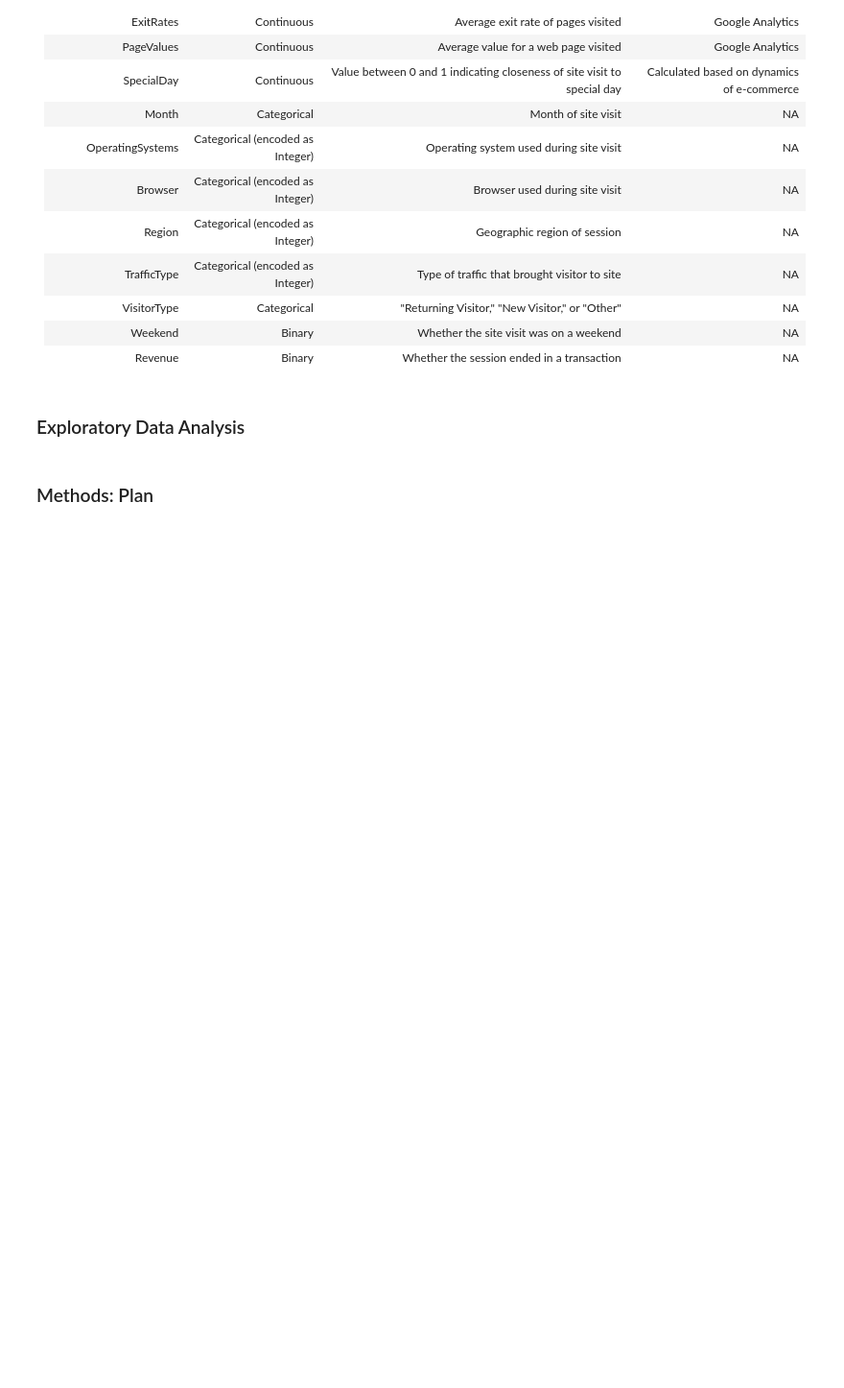
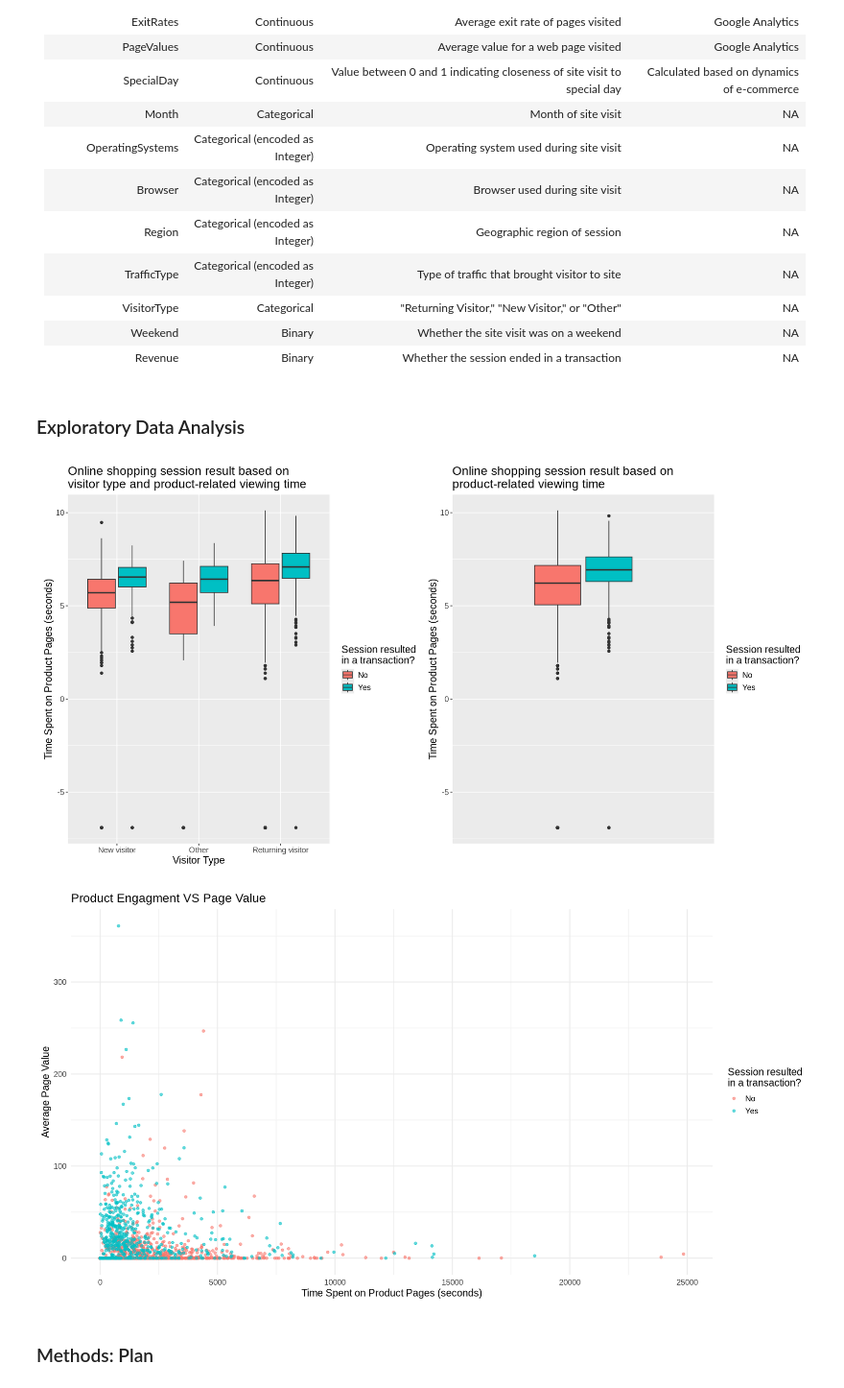
Before and after one commit to jeffjlu/STAT-301-Final-Project, a Jupyter notebook: project.ipynb, the cells around one changed output. Shown at 96% size. Drawn from its saved outputs; the diff is of its cells as text; code cells hidden in the pictures; blank space fills up the shorter version.

Commit message:
Add EDA visualizations

```diff
--- a/project.ipynb
+++ b/project.ipynb
@@ -192,6 +192,47 @@ A data.frame: 3 × 18
 </tbody></table>
 # %% [markdown]
 ### Exploratory Data Analysis
+# %%
+options(repr.plot.height = 8, repr.plot.width = 15)
+
+# Visualization 1
+vis_by_visitor_type <- ggplot(shopping_selection) +
+    # Use log scale for y due to large variance; add small constant to smooth zero values
+    geom_boxplot(aes(y = log(ProductRelated_Duration + 0.001), x = VisitorType, fill = Revenue)) +
+    labs(y = "Time Spent on Product Pages (seconds)",
+         fill = "Session resulted\nin a transaction?", x = "Visitor Type") +
+    scale_fill_discrete(labels = c("No", "Yes")) +
+    scale_x_discrete(labels = c("New visitor", "Other", "Returning visitor")) +
+    theme(text = element_text(size = 14)) +
+    ggtitle("Online shopping session result based on\nvisitor type and product-related viewing time")
+
+vis_aggregated <- ggplot(shopping_selection) +
+    # Use log scale for y due to large variance; add small constant to smooth zero values
+    geom_boxplot(aes(y = log(ProductRelated_Duration + 0.001), fill = Revenue)) +
+    labs(y = "Time Spent on Product Pages (seconds)",
+         fill = "Session resulted\nin a transaction?") +
+    scale_fill_discrete(labels = c("No", "Yes")) +
+    scale_x_discrete(labels = c()) +
+    theme(text = element_text(size = 14)) +
+    ggtitle("Online shopping session result based on\nproduct-related viewing time")
+vis_by_visitor_type + vis_aggregated
+
+# Visualization 2
+online_shopping_plot <-
+    ggplot(shopping_selection, aes(x = ProductRelated_Duration, y = PageValues, color = Revenue))+
+    geom_point(alpha = 0.6) +
+    labs(
+        x = "Time Spent on Product Pages (seconds)",
+        y = "Average Page Value",
+        title = "Product Engagment VS Page Value",
+        color = "Session resulted\nin a transaction?") +
+    theme_minimal(base_size = 14) +
+    scale_color_discrete(labels = c("No", "Yes"))
+
+online_shopping_plot
+# %% [output]
+[figure, added]
+[figure, added]
 # %% [markdown]
 ### Methods: Plan
 # %% [markdown]
```
Also changed, not shown: parts of 2 cells of this notebook.
